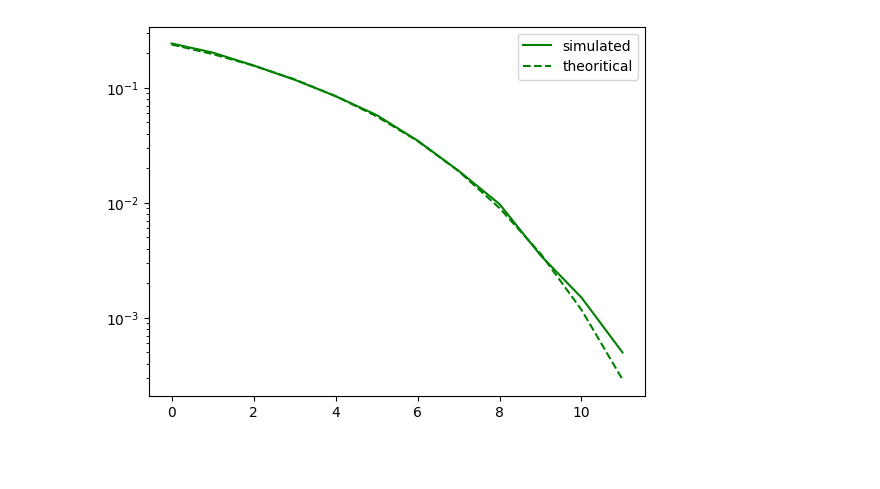
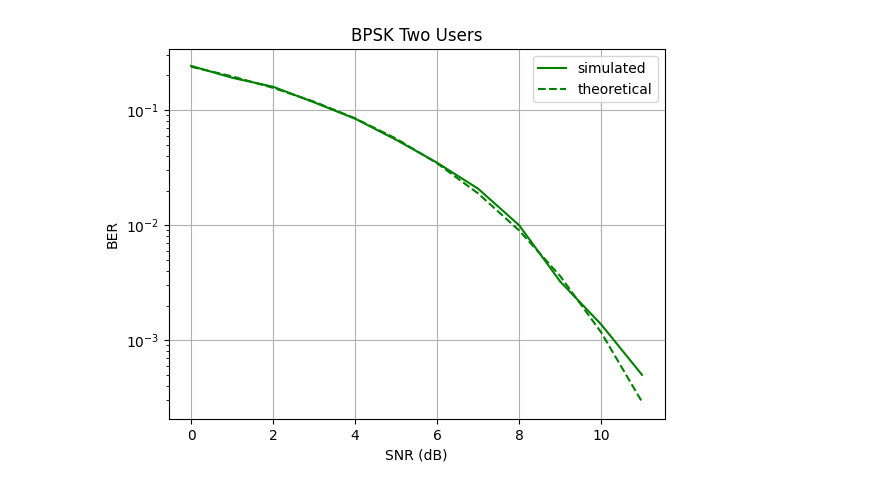
Before and after one commit to sai3906/thesis_work, a Jupyter notebook: goodresults/aug23_sum_bpsk .ipynb, the cells around one changed output. Saved outputs shown, nothing was run; the diff lists cells and outputs as text; code cells hidden in the pictures; blank space fills up the shorter version.

```diff
--- a/goodresults/aug23_sum_bpsk .ipynb
+++ b/goodresults/aug23_sum_bpsk .ipynb
@@ -68,16 +92,25 @@ print(demod_symbols)
 # %%
-def calculate_ber(msg,rec,no_of_users,no_of_bits):
-    sym1=mod(msg)
-    combined_symbols=np.sum(symbols,axis=0)
+def calculate_ber(msg, rec, no_of_users, no_of_bits):
+    # Modulate the original message bits to get the transmitted symbols
+    sym1 = mod(msg)
 
+    # Sum the transmitted symbols across all users
+    combined_symbols = np.sum(sym1, axis=0)  # This is used to compare with the received symbols
 
+    # Print statements for debugging (currently commented out)
     # print(msg)
-    # msg_sum=np.sum(msg,axis=0)
-    # print("\n",msg_sum)
-    # print("\n",rec)
+    # msg_sum = np.sum(msg, axis=0)
+    # print("\n", msg_sum)
+    # print("\n", rec)
 
-    ber=np.mean(combined_symbols!=rec)
+    # Calculate the Bit Error Rate (BER) by comparing the combined transmitted symbols with the received symbols
+    ber = np.mean(combined_symbols != rec)  # BER is calculated by averaging the number of symbol errors
+
     return ber
-BER=calculate_ber(msg_bits1,demod_symbols,no_of_users,no_of_bits)
+
+# Calculate the Bit Error Rate (BER) using the original message bits and the demodulated symbols
+BER = calculate_ber(msg_bits1, demod_symbols, no_of_users, no_of_bits)
+
+# Print the calculated BER
 print(BER)
 # %% [output]
@@ -117,9 +156,21 @@ print(ser_bpsk_sum)
 # %%
-snr_lin=10**(snr_db_range/10)
-ser_bpsk_sum_theory=0.75*sp.erfc(np.sqrt(snr_lin/2))
-plt.semilogy(snr_db_range,ser_bpsk_sum,  linestyle='-', color="g", label='simulated')
-plt.semilogy(snr_db_range, ser_bpsk_sum_theory,  linestyle='--', color='g', label='theoritical')
+# Convert SNR values from dB to linear scale
+snr_lin = 10**(snr_db_range / 10)  # SNR in linear scale
+
+# Calculate the theoretical Bit Error Rate (BER) for BPSK with two users
+ser_bpsk_sum_theory = 0.75 * sp.erfc(np.sqrt(snr_lin / 2))  # Theoretical SER formula for two users BPSK
+
+# Plot the simulated BER values
+plt.semilogy(snr_db_range, ber_bpsk_sum, linestyle='-', color="g", label='simulated')
+
+# Plot the theoretical BER values
+plt.semilogy(snr_db_range, ser_bpsk_sum_theory, linestyle='--', color='g', label='theoretical')
+
+plt.xlabel("SNR (dB)")
+plt.ylabel("BER")
 plt.legend()
+plt.title("BPSK Two Users")
+plt.grid(True)
 plt.show()
 # %% [output]
-[figure, old version]
+[figure, new version]
```
Also changed, not shown: parts of 8 cells of this notebook.
